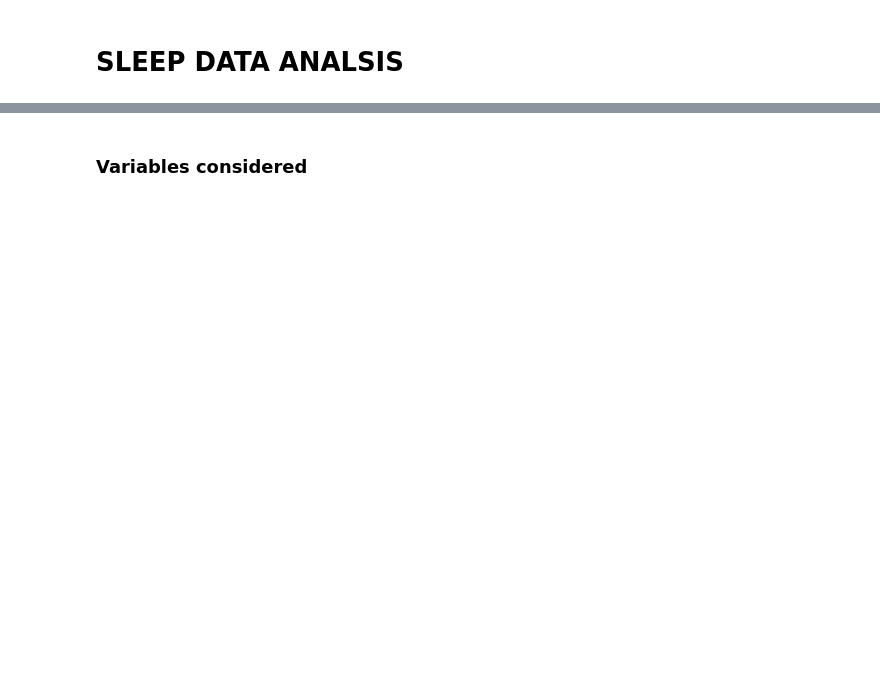
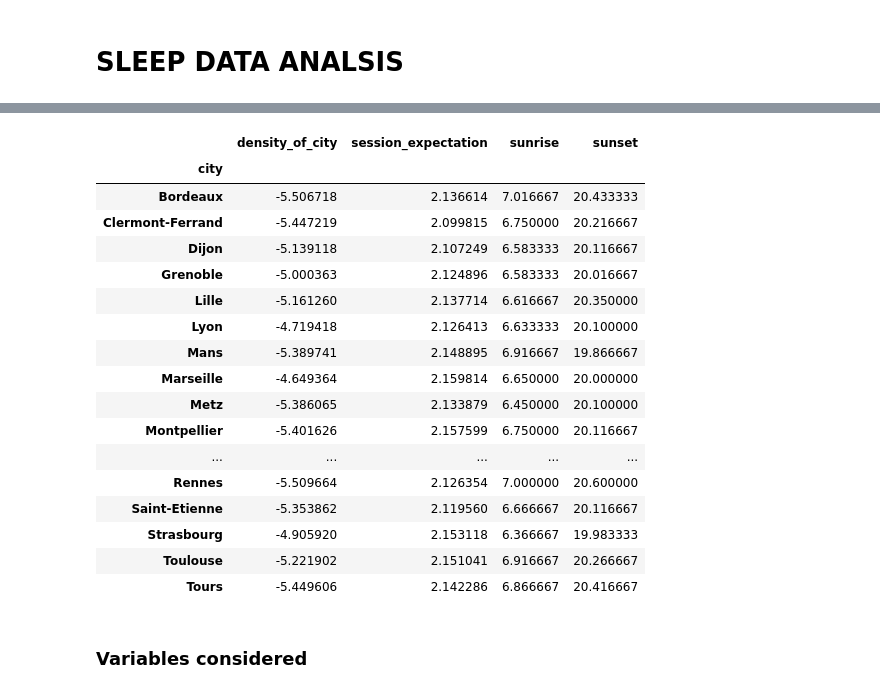
Before and after one commit to andreamusso96/Sleep, a Jupyter notebook: Notebook.ipynb, the cells around one changed output, grey strips where cells are left out. Cells and saved outputs as stored; diff of their text form; code cells hidden in the pictures; blank space fills up the shorter version.

```diff
--- a/Notebook.ipynb
+++ b/Notebook.ipynb
@@ -49,0 +97,10 @@ iris_feature_constructor = IrisFeatureCalculator(admin_data=admin_data, geo_data
+# %%
+density_of_city = iris_feature_constructor.density_of_city(subset=iris_subset).data
+density_of_city['density_of_city'] = log(density_of_city['density_of_city'].to_frame())
+# %%
+data = pd.merge(session_expectation.log_data(), density_of_city, left_index=True, right_index=True, how='inner')
+data.dropna(inplace=True)
+data_grouped_by_city = data.groupby(by=['city'])[['density_of_city', 'session_expectation']].median()
+# %%
+data_grouped_by_city = data.groupby(by=['city'])[['density_of_city', 'session_expectation']].median()
+session_expectation_city = data_grouped_by_city['session_expectation'].to_frame()
@@ -49,0 +113,5 @@ iris_feature_constructor = IrisFeatureCalculator(admin_data=admin_data, geo_data
+# %%
+sunrise_sunset_times = weather_data.get_sunrise_sunset_data(geo_data=geo_data, city=[c for c in City], aggregate=True)
+sunrise_sunset_times['sunrise'] = weather_data.map_times_to_clockwise_distance_from_mid_night(times=sunrise_sunset_times['sunrise'])
+sunrise_sunset_times['sunset'] = weather_data.map_times_to_clockwise_distance_from_mid_night(times=sunrise_sunset_times['sunset'])
+sunrise_sunset_times
@@ -49,0 +137,22 @@ iris_feature_constructor = IrisFeatureCalculator(admin_data=admin_data, geo_data
+# %%
+data_reg = pd.merge(data_grouped_by_city, sunrise_sunset_times, right_index=True, left_index=True, how='inner')
+data_reg
+# %% [output]
+|  | density_of_city | session_expectation | sunrise | sunset |
+| city |  |  |  |  |
+| Bordeaux | -5.506718 | 2.136614 | 7.016667 | 20.433333 |
+| Clermont-Ferrand | -5.447219 | 2.099815 | 6.750000 | 20.216667 |
+| Dijon | -5.139118 | 2.107249 | 6.583333 | 20.116667 |
+| Grenoble | -5.000363 | 2.124896 | 6.583333 | 20.016667 |
+| Lille | -5.161260 | 2.137714 | 6.616667 | 20.350000 |
+| Lyon | -4.719418 | 2.126413 | 6.633333 | 20.100000 |
+| Mans | -5.389741 | 2.148895 | 6.916667 | 19.866667 |
+| Marseille | -4.649364 | 2.159814 | 6.650000 | 20.000000 |
+| Metz | -5.386065 | 2.133879 | 6.450000 | 20.100000 |
+| Montpellier | -5.401626 | 2.157599 | 6.750000 | 20.116667 |
+| ... | ... | ... | ... | ... |
+| Rennes | -5.509664 | 2.126354 | 7.000000 | 20.600000 |
+| Saint-Etienne | -5.353862 | 2.119560 | 6.666667 | 20.116667 |
+| Strasbourg | -4.905920 | 2.153118 | 6.366667 | 19.983333 |
+| Toulouse | -5.221902 | 2.151041 | 6.916667 | 20.266667 |
+| Tours | -5.449606 | 2.142286 | 6.866667 | 20.416667 |
```
Also changed, not shown: parts of 99 cells of this notebook, 26 other files.
